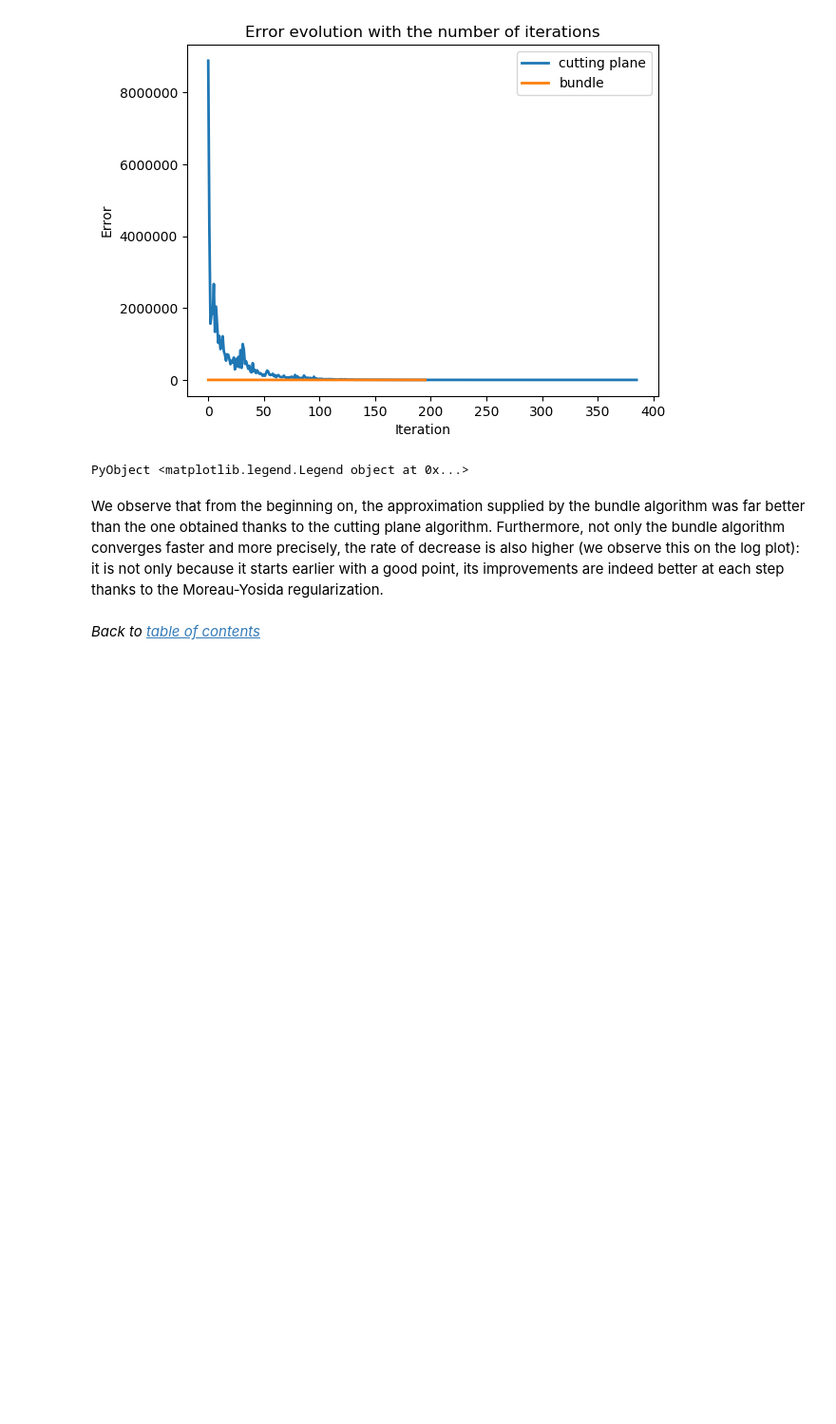
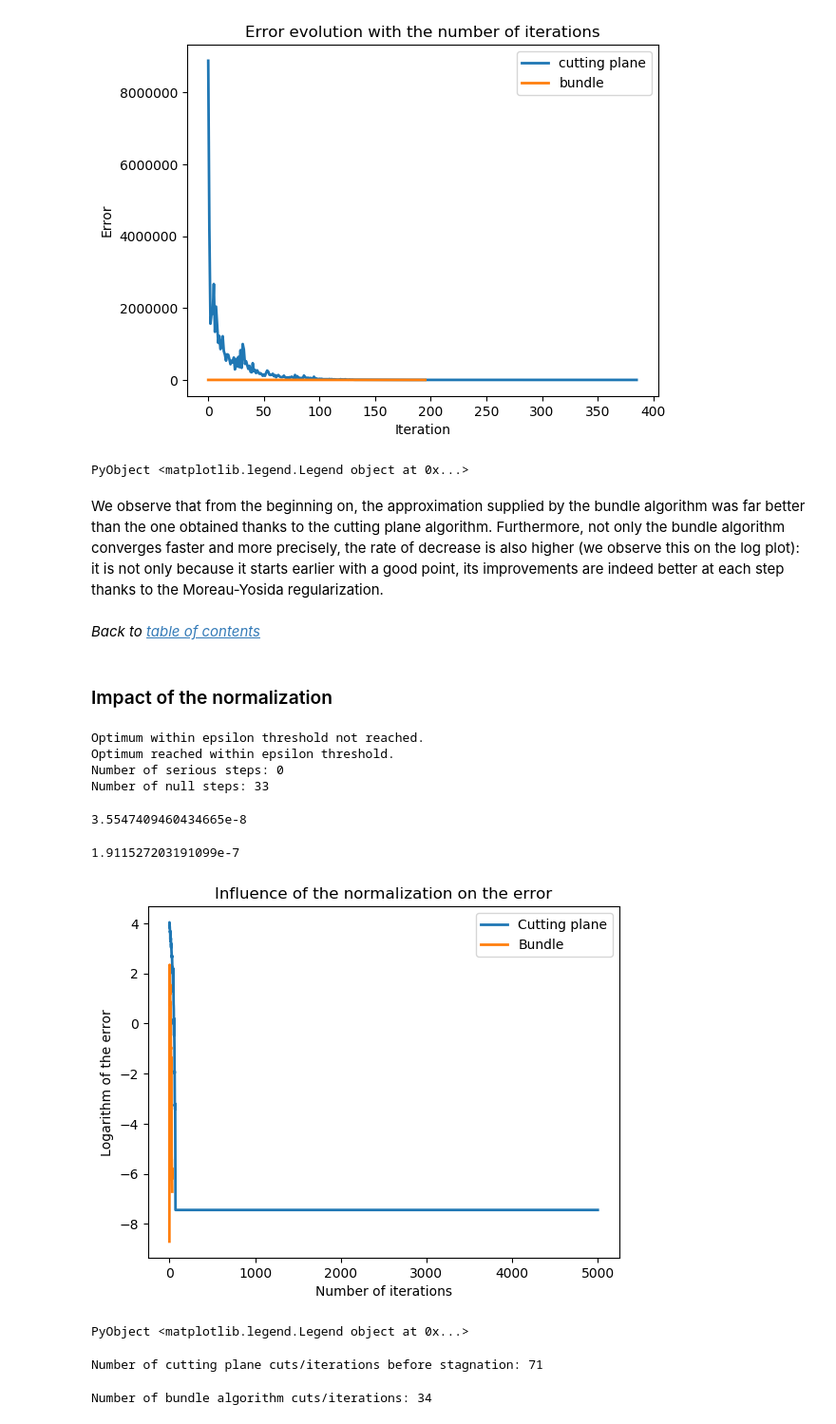
Before and after one commit to mzaffran/proximal_methods, a Jupyter notebook: cutting_plane_bundle_methods.ipynb, the cells around one changed output. Shown at 95% size. Drawn from its saved outputs; the diff is of its cells as text; code cells hidden in the pictures; blank space fills up the shorter version.

```diff
--- a/cutting_plane_bundle_methods.ipynb
+++ b/cutting_plane_bundle_methods.ipynb
@@ -65,9 +65,9 @@ function get_solution(A, b, λ)
     JuMP.set_silent(model)
     set_optimizer_attribute(model, "CPX_PARAM_LPMETHOD", 2) #For CPLEX
     # Variable u
-    @variable(model, u[1:n])
+    @variable(model, u[1:m])
     # Variable t, linearizing the \|.\|_1 term
-    @variable(model, t[1:n])
+    @variable(model, t[1:m])
     @constraint(model, t .>= u)
     @constraint(model, t .>= -u)
     @objective(model, Min, 0.5 * dot(A*u - b, A*u - b) + λ * sum(t))
@@ -106,13 +106,13 @@ $$
 # %% [markdown]
 We can define the cutting plane algorithm as follows.
 # %%
-function launch_cutting_plane(X, xMin, xMax, epsilon=1e-8, maxit=5000)
+function launch_cutting_plane(X, xMin, xMax; oracle=f, epsilon=1e-8, maxit=5000)
 
     master = Model(SOLVER)
     JuMP.set_silent(master)
     set_optimizer_attribute(master, "CPX_PARAM_LPMETHOD", 2) #For CPLEX
     @variable(master, α >= LB)
-    @variable(master, xMin[i] <= x[i in 1:size(X,1)] <= xMax[i])
+    @variable(master, xMin[i] <= x[i in 1:size(X,2)] <= xMax[i])
     @objective(master, Min, α)
 
     lb, ub = LB, UB
@@ -128,10 +128,9 @@ function launch_cutting_plane(X, xMin, xMax, epsilon=1e-8, maxit=5000)
         JuMP.optimize!(master)
         lb = JuMP.value(α)
         x_k = JuMP.value.(x)
-        f_k = f(x_k)
+        f_k = oracle(x_k)
         #println("Lower bound : ", lb)
         #println("Valeur au point courant : ", f_k)
-        g_k = ForwardDiff.gradient(f, x_k)
         ub = f_k
         best_ub = min(ub, best_ub)
         push!(trace_f, f_k)
@@ -142,7 +141,8 @@ function launch_cutting_plane(X, xMin, xMax, epsilon=1e-8, maxit=5000)
             return trace_f, trace_ub, trace_lb, n_iter ;
             break
         else
-            @constraint(master, α >= f_k + sum(g_k[i]*(x-x_k)[i] for i in 1:size(X,1)))
+            g_k = ForwardDiff.gradient(oracle, x_k)
+            @constraint(master, α >= f_k + sum(g_k[i]*(x-x_k)[i] for i in 1:size(X,2)))
         end
     end
     println("Optimum within epsilon threshold not reached.")
@@ -415,3 +421,48 @@ PyObject <matplotlib.legend.Legend object at 0x...>
 We observe that from the beginning on, the approximation supplied by the bundle algorithm was far better than the one obtained thanks to the cutting plane algorithm. Furthermore, not only the bundle algorithm converges faster and more precisely, the rate of decrease is also higher (we observe this on the log plot): it is not only because it starts earlier with a good point, its improvements are indeed better at each step thanks to the Moreau-Yosida regularization.
 # %% [markdown]
 _Back to [table of contents](#toc)_
+# %% [markdown]
+### Impact of the normalization <a name="norm_sim"></a>
+# %%
+using Statistics
+
+A_n = (A.-mean(A, dims=1))./std(A, dims=1) ;
+
+f_n(u) = 0.5 * norm(A_n*u - b, 2)^2 + λ * norm(u, 1);
+
+optsol_n = get_solution(A_n, b, λ) ;
+
+trace_1, trace_1_ub, trace_1_lb, n_1  = launch_cutting_plane(A_n, xMin, xMax, oracle=f_n) ;
+trace_2, trace_2_ub, trace_2_lb, n_2, nb_ss_2, nb_ns_2 = launch_bundle(A_n, xMin, xMax, oracle=f_n) ;
+# %% [output]
+Optimum within epsilon threshold not reached.
+Optimum reached within epsilon threshold.
+Number of serious steps: 0
+Number of null steps: 33
+# %%
+trace_1[length(trace_1)] - optsol_n
+# %% [output]
+3.5547409460434665e-8
+# %%
+trace_2[length(trace_2)] - optsol_n
+# %% [output]
+1.911527203191099e-7
+# %%
+plot(log10.(abs.(trace_1 .- optsol_n)), lw=2., label="Cutting plane")
+plot(log10.(abs.(trace_2 .- optsol_n)), lw=2., label="Bundle")
+xlabel("Number of iterations")
+ylabel("Logarithm of the error")
+title("Influence of the normalization on the error")
+legend()
+# %% [output]
+[figure, added]
+PyObject <matplotlib.legend.Legend object at 0x...>
+# %%
+n_stag_1 = findlast(isequal(0),((trace_1 .- trace_1[length(trace_1)]) .== 0))
+println("Number of cutting plane cuts/iterations before stagnation: ", n_stag_1)
+# %% [output]
+Number of cutting plane cuts/iterations before stagnation: 71
+# %%
+println("Number of bundle algorithm cuts/iterations: ", n_2)
+# %% [output]
+Number of bundle algorithm cuts/iterations: 34
```
Also changed, not shown: parts of 63 cells of this notebook.
